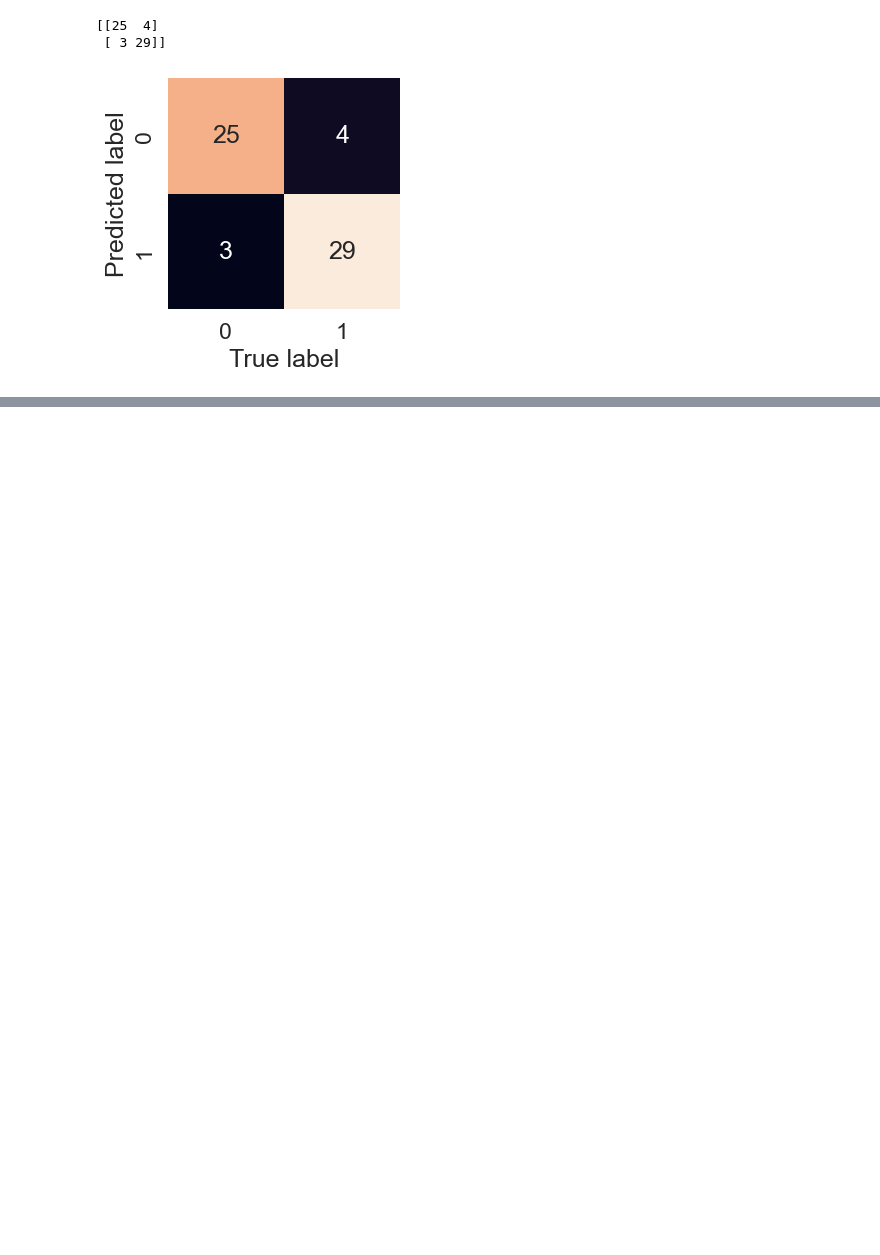
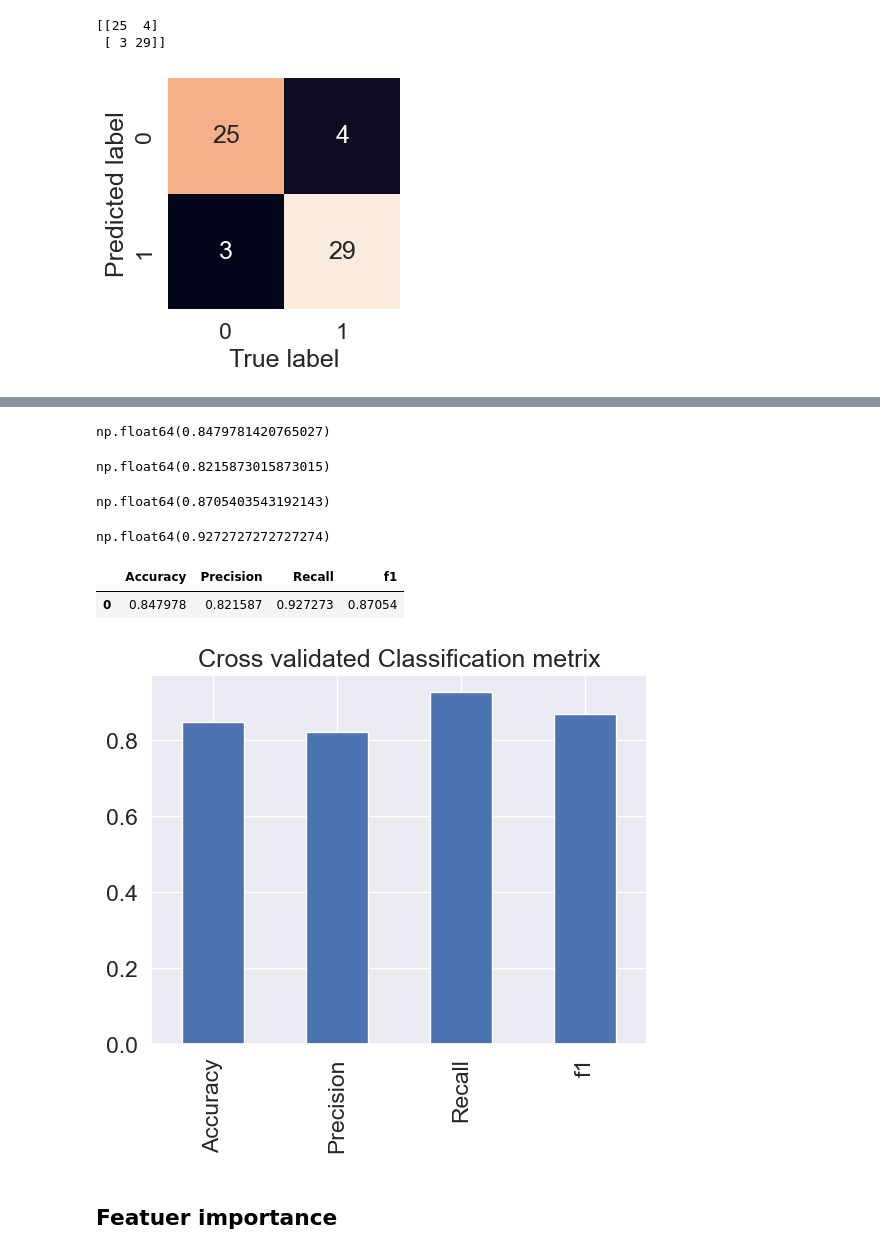
Before and after one commit to Ydv-Suman/Heart-Disease-Project, a Jupyter notebook: Untitled.ipynb, the cells around one changed output, grey strips where cells are left out. Saved outputs shown, nothing was run; the diff lists cells and outputs as text; code cells hidden in the pictures; blank space fills up the shorter version.

```diff
--- a/Untitled.ipynb
+++ b/Untitled.ipynb
@@ -556,0 +584,51 @@ plot_conf_matrix(y_test, y_preds)
+# %%
+## cross-validated accuracy
+cv_acc = cross_val_score(clf, x, y, cv=5, scoring="accuracy")
+cv_acc = np.mean(cv_acc)
+cv_acc
+# %% [output]
+np.float64(0.8479781420765027)
+# %%
+## cross-validated precision
+## cross-validated accuracy
+cv_prc = cross_val_score(clf, x, y, cv=5, scoring="precision")
+cv_prc = np.mean(cv_prc)
+cv_prc
+# %% [output]
+np.float64(0.8215873015873015)
+# %%
+## cross-validated f1 score
+## cross-validated accuracy
+cv_f1 = cross_val_score(clf, x, y, cv=5, scoring="f1")
+cv_f1 = np.mean(cv_f1)
+cv_f1
+# %% [output]
+np.float64(0.8705403543192143)
+# %%
+## cross-validated recall
+cv_recall = cross_val_score(clf, x, y, cv=5, scoring="recall")
+cv_recall = np.mean(cv_recall)
+cv_recall
+# %% [output]
+np.float64(0.9272727272727274)
+# %%
+# visualize cross validated metrix
+cv_metrics = pd.DataFrame({
+    "Accuracy": cv_acc,
+    "Precision": cv_prc,
+    "Recall": cv_recall,
+    "f1": cv_f1
+    },
+    index=[0])
+cv_metrics
+# %% [output]
+|  | Accuracy | Precision | Recall | f1 |
+| 0 | 0.847978 | 0.821587 | 0.927273 | 0.87054 |
+# %%
+cv_metrics.T.plot.bar(title="Cross validated Classification metrix",
+                     legend=False)
+plt.show()
+# %% [output]
+[figure, added]
+# %% [markdown]
+## Featuer importance
```
Also changed, not shown: parts of 10 cells of this notebook.
